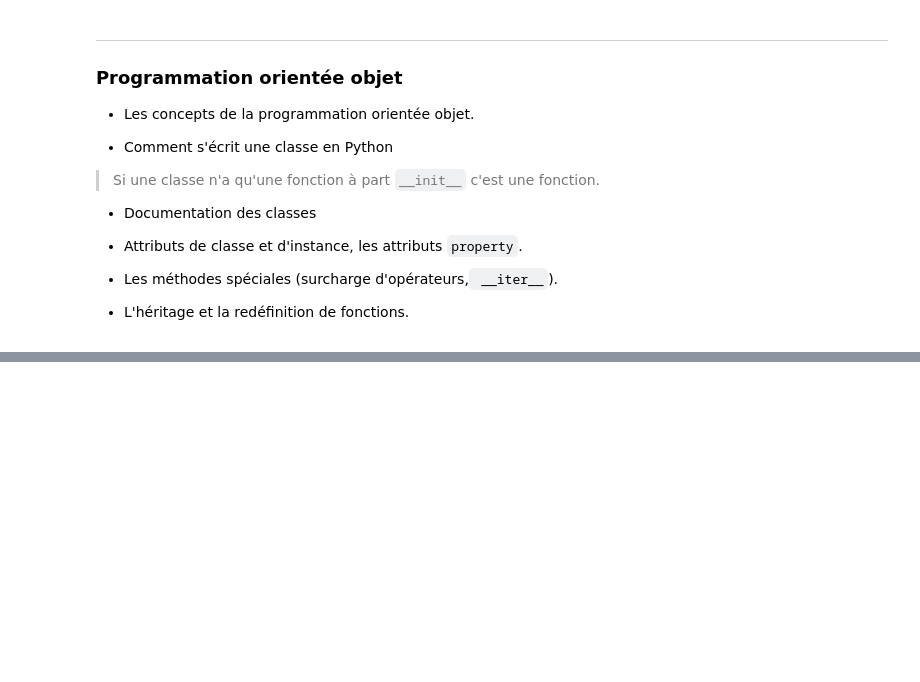
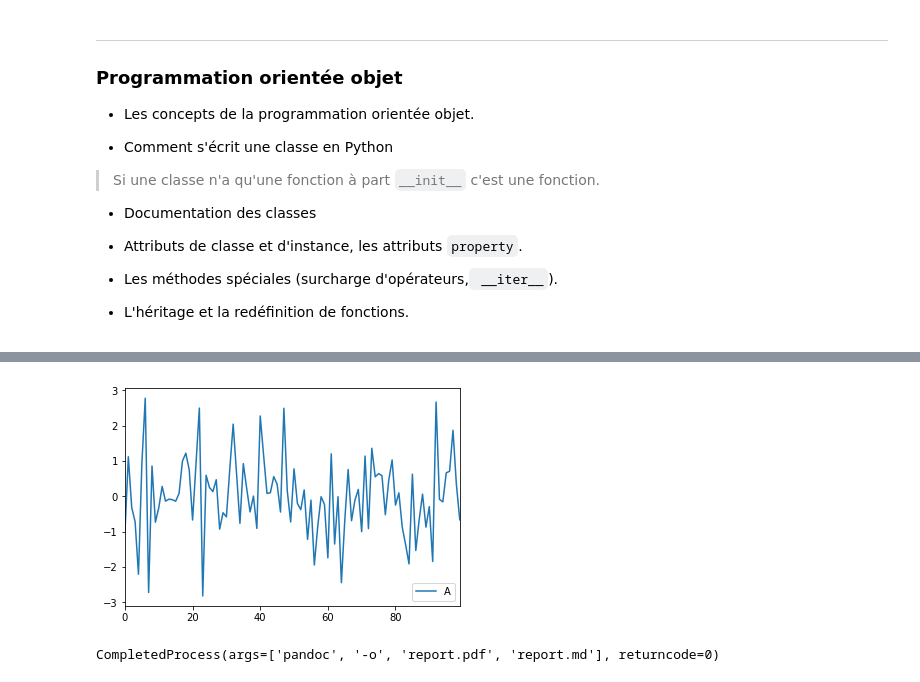
Before and after one commit to glyg/learn_python, a Jupyter notebook: Notes.ipynb, the cells around one changed output, grey strips where cells are left out. Cells and saved outputs as stored; diff of their text form; code cells hidden in the pictures; blank space fills up the shorter version.

```diff
--- a/Notes.ipynb
+++ b/Notes.ipynb
@@ -188,0 +523,2 @@ C'est une des particularités du langage, la façon de parcourir une séquence.
+# %%
+header_text = header(clients, 'Bogota')
@@ -321,0 +972,14 @@ https://github.com/glyg/learn_python/raw/master/series-1800-2015_simplified.xlsx
+# %%
+"""import matplotlib
+
+fig = ax.get_figure()
+
+fig.savefig('mon_graphe.pdf')
+
+fig.savefig('mon_graphe.png')
+
+fig, ax = plt.subplots()
+
+
+ax.plot(data['month'], data['income'])
+"""
@@ -321,0 +1048,6 @@ https://github.com/glyg/learn_python/raw/master/series-1800-2015_simplified.xlsx
+# %%
+data = pd.DataFrame(
+    np.random.normal(size=(100, 5)).cumsum(axis=1),
+    index=np.arange(0, 100),
+    columns=['A', 'B', "C", 'D', 'E']
+)
@@ -321,0 +1125,6 @@ https://github.com/glyg/learn_python/raw/master/series-1800-2015_simplified.xlsx
+# %%
+reporter = Reporter("authors.json", "test_data.csv")
+# %%
+reporter.make_reportfile()
+# %% [output]
+[figure, added]
@@ -321,0 +1133,4 @@ https://github.com/glyg/learn_python/raw/master/series-1800-2015_simplified.xlsx
+# %%
+subprocess.run(["pandoc", "-o", "report.pdf", "report.md"])
+# %% [output]
+CompletedProcess(args=['pandoc', '-o', 'report.pdf', 'report.md'], returncode=0)
```
Also changed, not shown: parts of 139 cells of this notebook, 1 other file.
